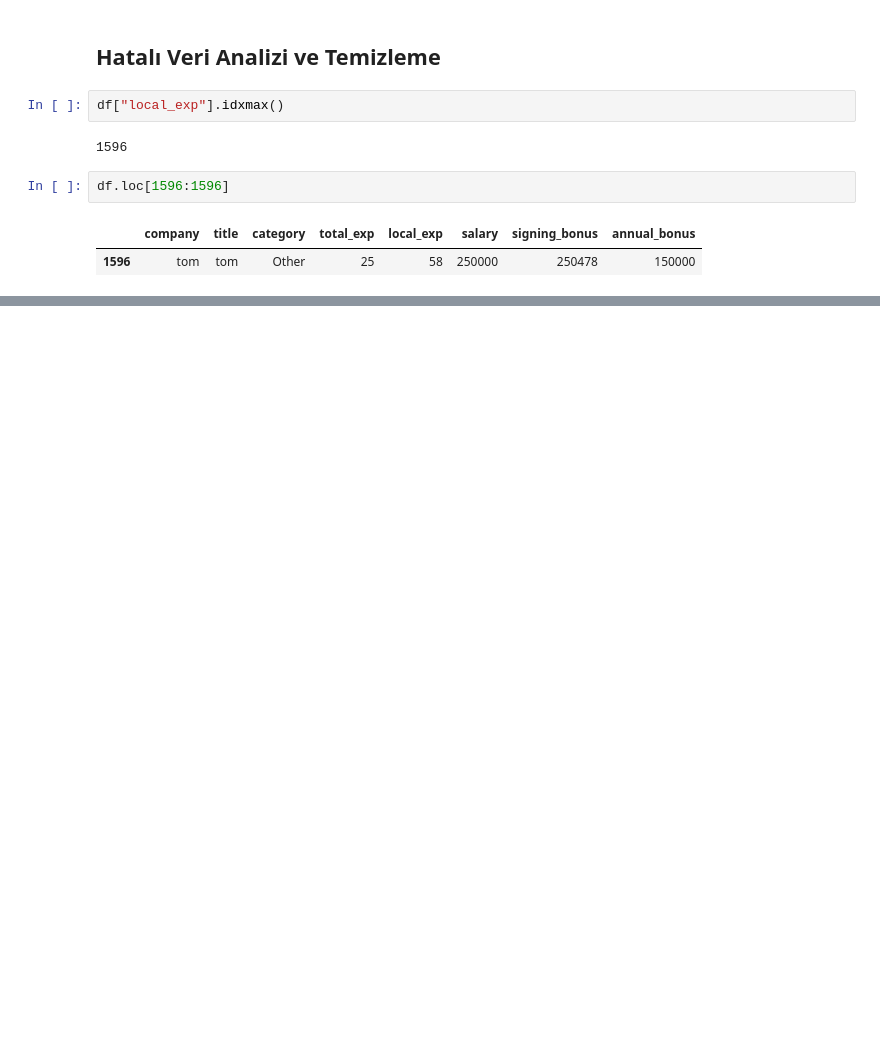
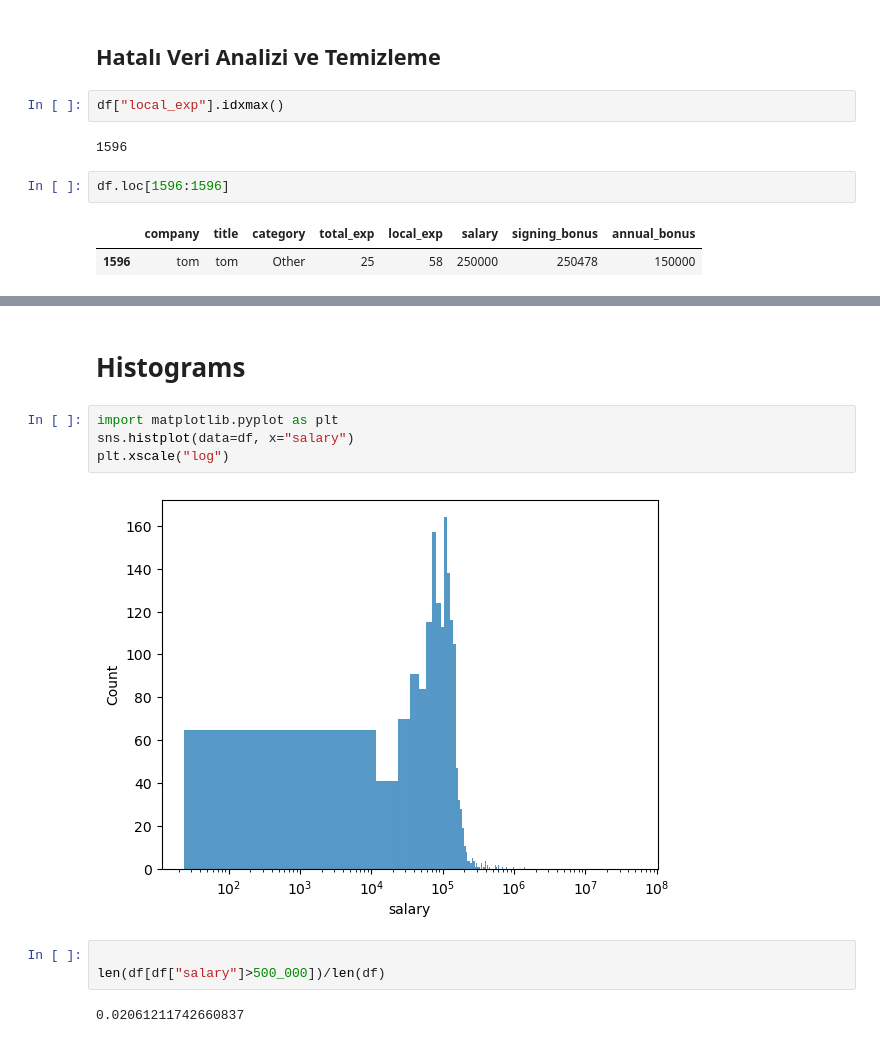
Before and after one commit to mustafaemirata/Veri-ve-Makine-Ogrenmesi, a Jupyter notebook: Veri Analizleri/01 Maas Anlizleri.ipynb, the cells around one changed output, grey strips where cells are left out. Cells and saved outputs as stored; diff of their text form; blank space fills up the shorter version.

```diff
--- a/Veri Analizleri/01 Maas Anlizleri.ipynb
+++ b/Veri Analizleri/01 Maas Anlizleri.ipynb
@@ -239,0 +292,13 @@ df.loc[1596:1596]
+# %% [markdown]
+# Histograms
+# %%
+import matplotlib.pyplot as plt
+sns.histplot(data=df, x="salary")
+plt.xscale("log")
+# %% [output]
+[figure, added]
+# %%
+
+len(df[df["salary"]>500_000])/len(df)
+# %% [output]
+0.02061211742660837
```
Also changed, not shown: parts of 24 cells of this notebook.
